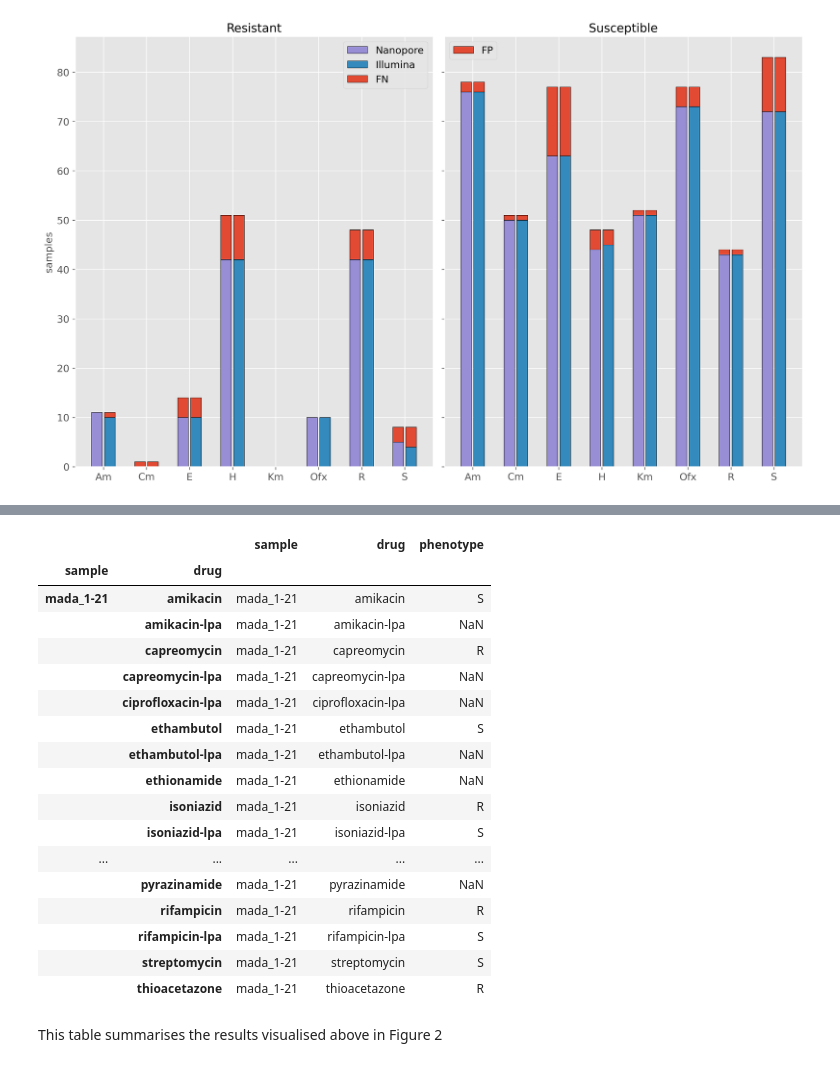
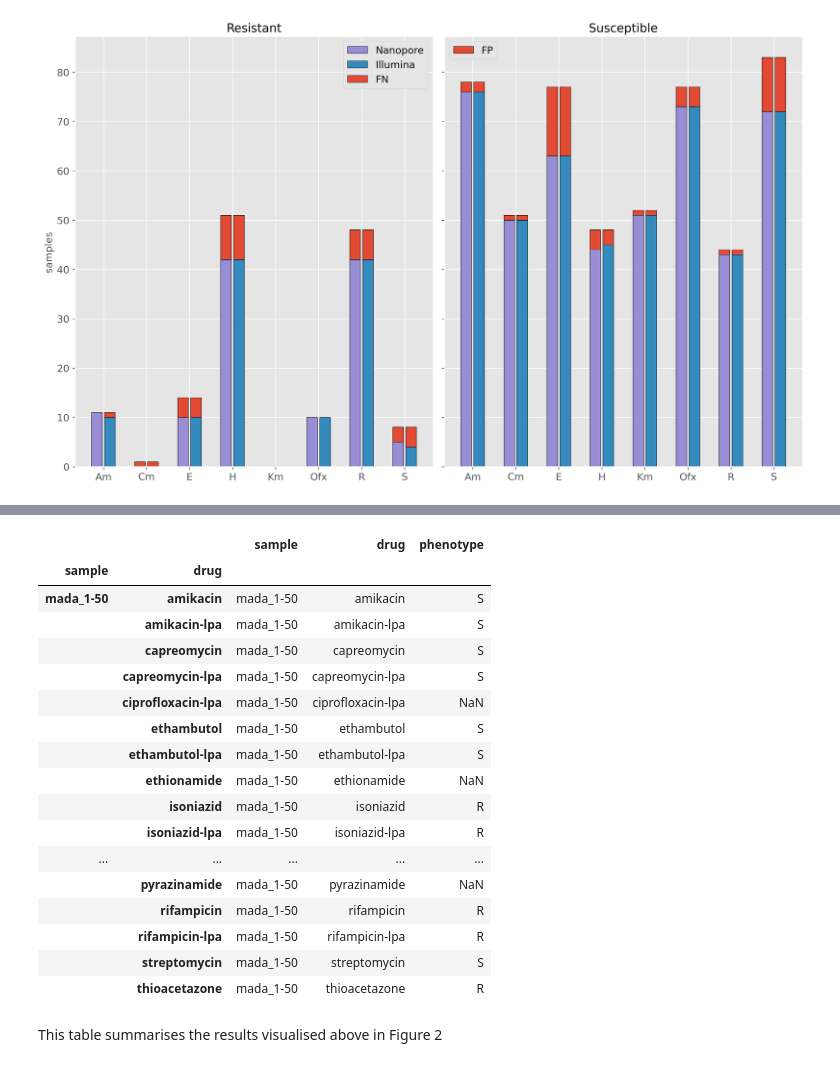
Before and after one commit to mbhall88/head_to_head_pipeline, a Jupyter notebook: analysis/resistance_prediction/workflow/notebooks/analysis_eda.ipynb, the cells around one changed output, grey strips where cells are left out. Cells and saved outputs as stored; diff of their text form; code cells hidden in the pictures.

```diff
--- a/analysis/resistance_prediction/workflow/notebooks/analysis_eda.ipynb
+++ b/analysis/resistance_prediction/workflow/notebooks/analysis_eda.ipynb
@@ -615,24 +605,24 @@ clf_df.query("drug=='streptomycin' and classification=='FP' and tool=='mykrobe'"
 # %%
-pheno.query("sample=='mada_1-21'")
+pheno.query("sample=='mada_1-50'")
 # %% [output]
 |  |  | sample | drug | phenotype |
 | sample | drug |  |  |  |
-| mada_1-21 | amikacin | mada_1-21 | amikacin | S |
-|  | amikacin-lpa | mada_1-21 | amikacin-lpa | NaN |
-|  | capreomycin | mada_1-21 | capreomycin | R |
-|  | capreomycin-lpa | mada_1-21 | capreomycin-lpa | NaN |
-|  | ciprofloxacin-lpa | mada_1-21 | ciprofloxacin-lpa | NaN |
-|  | ethambutol | mada_1-21 | ethambutol | S |
-|  | ethambutol-lpa | mada_1-21 | ethambutol-lpa | NaN |
-|  | ethionamide | mada_1-21 | ethionamide | NaN |
-|  | isoniazid | mada_1-21 | isoniazid | R |
-|  | isoniazid-lpa | mada_1-21 | isoniazid-lpa | S |
+| mada_1-50 | amikacin | mada_1-50 | amikacin | S |
+|  | amikacin-lpa | mada_1-50 | amikacin-lpa | S |
+|  | capreomycin | mada_1-50 | capreomycin | S |
+|  | capreomycin-lpa | mada_1-50 | capreomycin-lpa | S |
+|  | ciprofloxacin-lpa | mada_1-50 | ciprofloxacin-lpa | NaN |
+|  | ethambutol | mada_1-50 | ethambutol | S |
+|  | ethambutol-lpa | mada_1-50 | ethambutol-lpa | S |
+|  | ethionamide | mada_1-50 | ethionamide | NaN |
+|  | isoniazid | mada_1-50 | isoniazid | R |
+|  | isoniazid-lpa | mada_1-50 | isoniazid-lpa | R |
 | ... | ... | ... | ... | ... |
-|  | pyrazinamide | mada_1-21 | pyrazinamide | NaN |
-|  | rifampicin | mada_1-21 | rifampicin | R |
-|  | rifampicin-lpa | mada_1-21 | rifampicin-lpa | S |
-|  | streptomycin | mada_1-21 | streptomycin | S |
-|  | thioacetazone | mada_1-21 | thioacetazone | R |
+|  | pyrazinamide | mada_1-50 | pyrazinamide | NaN |
+|  | rifampicin | mada_1-50 | rifampicin | R |
+|  | rifampicin-lpa | mada_1-50 | rifampicin-lpa | R |
+|  | streptomycin | mada_1-50 | streptomycin | S |
+|  | thioacetazone | mada_1-50 | thioacetazone | R |
 # %%
 # fig.savefig("pheno_concordance_plot.png")
 # %%
```
Also changed, not shown: parts of 2 cells of this notebook.
